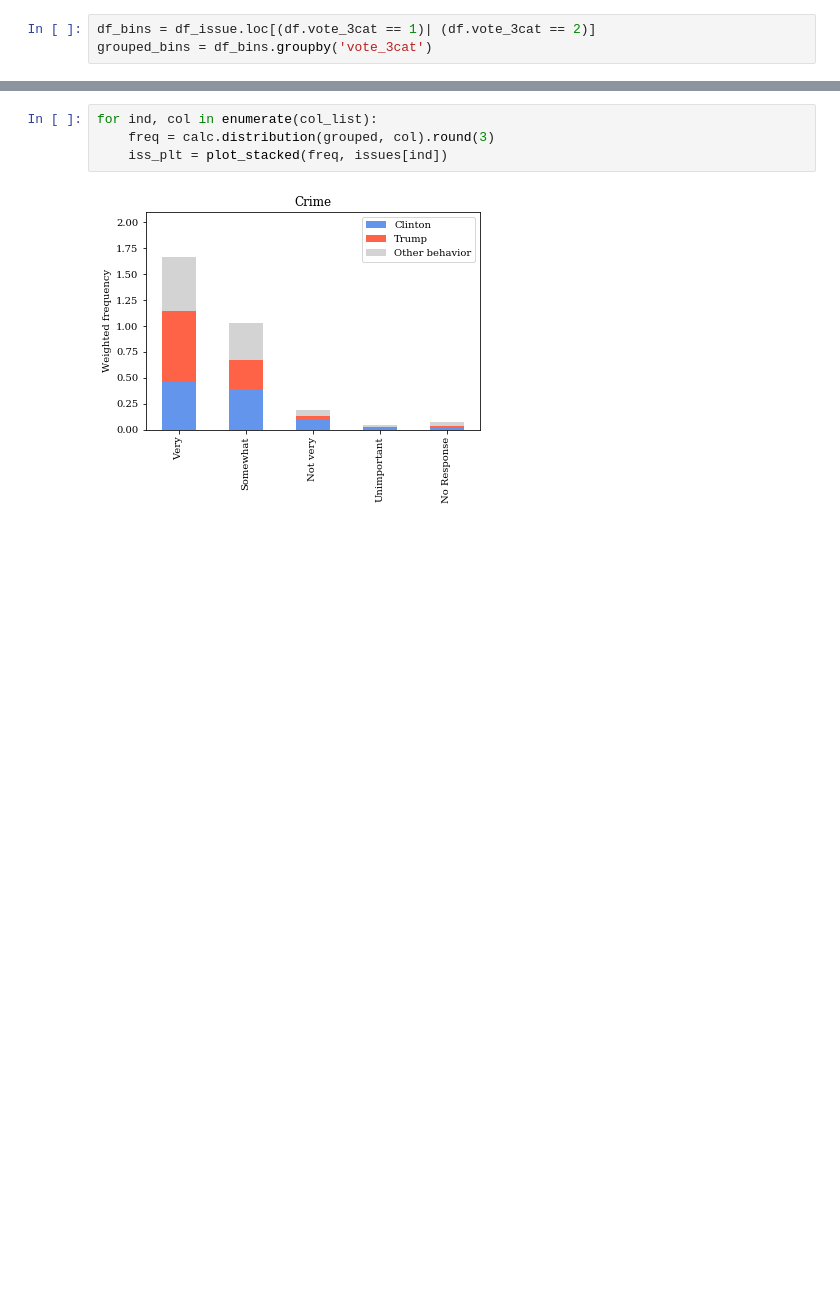
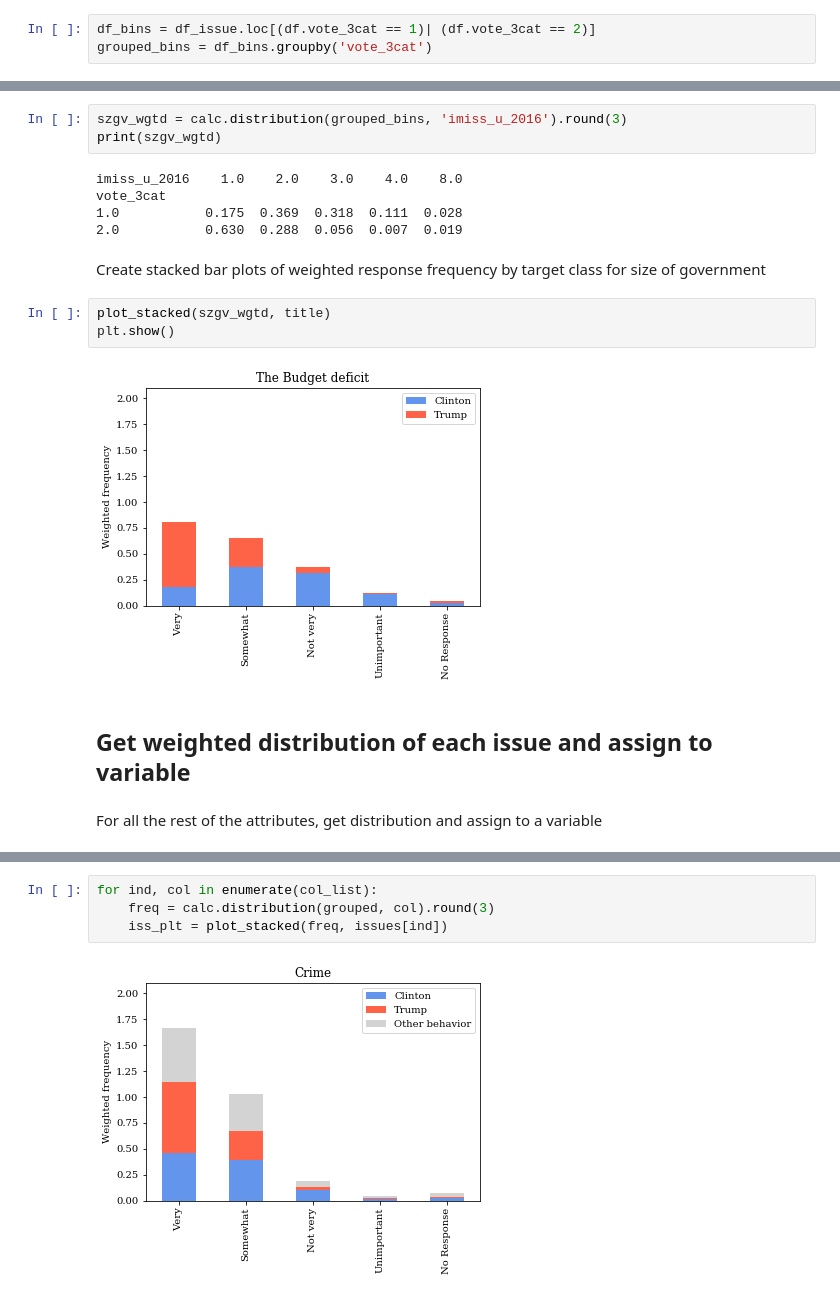
Before and after one commit to ali0003433/predict-by-issue-prioritization, a Jupyter notebook: notebooks/2-al-exploration.ipynb, the cells around one changed output, grey strips where cells are left out. Drawn from its saved outputs; the diff is of its cells as text; blank space fills up the shorter version.

```diff
--- a/notebooks/2-al-exploration.ipynb
+++ b/notebooks/2-al-exploration.ipynb
@@ -438,0 +415,19 @@ len(issues)
+# %%
+szgv_wgtd = calc.distribution(grouped_bins, 'imiss_u_2016').round(3)
+print(szgv_wgtd)
+# %% [output]
+imiss_u_2016    1.0    2.0    3.0    4.0    8.0
+vote_3cat
+1.0           0.175  0.369  0.318  0.111  0.028
+2.0           0.630  0.288  0.056  0.007  0.019
+# %% [markdown]
+Create stacked bar plots of weighted response frequency by target class for size of government
+# %%
+plot_stacked(szgv_wgtd, title)
+plt.show()
+# %% [output]
+[figure, added]
+# %% [markdown]
+## Get weighted distribution of each issue and assign to variable
+# %% [markdown]
+For all the rest of the attributes, get distribution and assign to a variable
```
Also changed, not shown: parts of 108 cells of this notebook, 3 other files.
